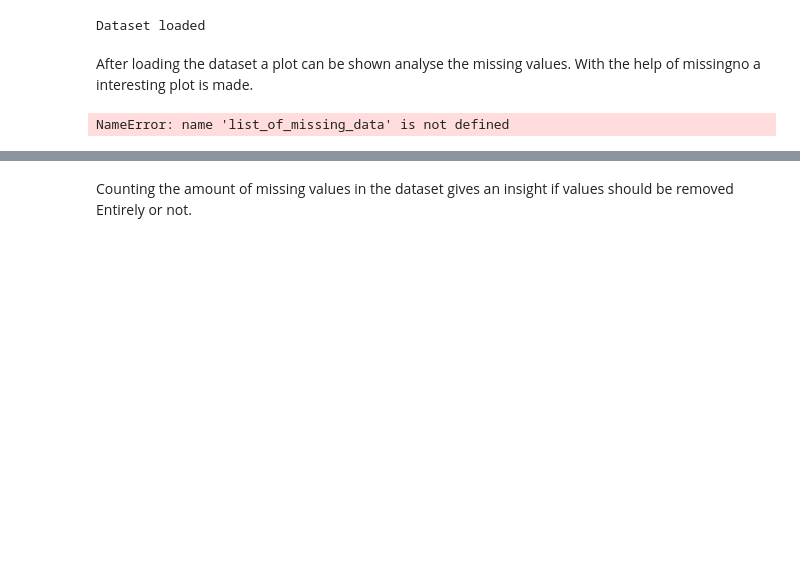
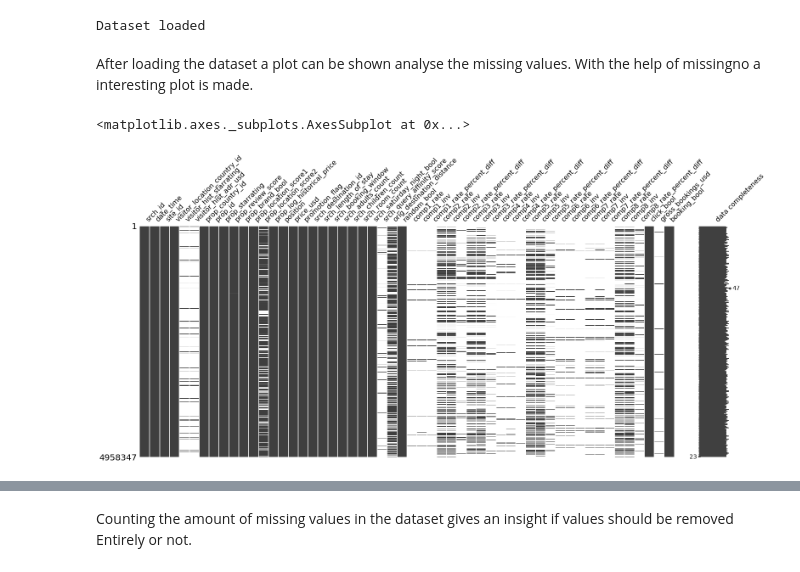
Before and after one commit to Driesssens/dmt_assignment_2, a Jupyter notebook: Missing value analysis.ipynb, the cells around one changed output, grey strips where cells are left out. Drawn from its saved outputs; the diff is of its cells as text; code cells hidden in the pictures; blank space fills up the shorter version.

```diff
--- a/Missing value analysis.ipynb
+++ b/Missing value analysis.ipynb
@@ -22,11 +22,13 @@ Dataset loaded
 # %% [markdown]
 After loading the dataset a plot can be shown analyse the missing values. With the help of missingno a interesting plot is made.
 # %%
-list_missing_columns = ["srch_id"]
-for index_val, val in zip(list_of_missing_data.index,list_of_missing_data):
-    if val > 0 and index_val != "gross_bookings_usd":
-        list_missing_columns.append(index_val)
+# list_missing_columns = ["srch_id"]
+# for index_val, val in zip(list_of_missing_data.index,list_of_missing_data):
+#     if val > 0 and index_val != "gross_bookings_usd":
+#         list_missing_columns.append(index_val)
 
-msno.matrix(full_training_set[list_missing_columns].sample(100))
+
+msno.matrix(full_training_set, labels=list(full_training_set))
 # %% [output]
-NameError: name 'list_of_missing_data' is not defined
+<matplotlib.axes._subplots.AxesSubplot at 0x...>
+[figure, added]
```
Also changed, not shown: parts of 5 cells of this notebook, 1 other file.
